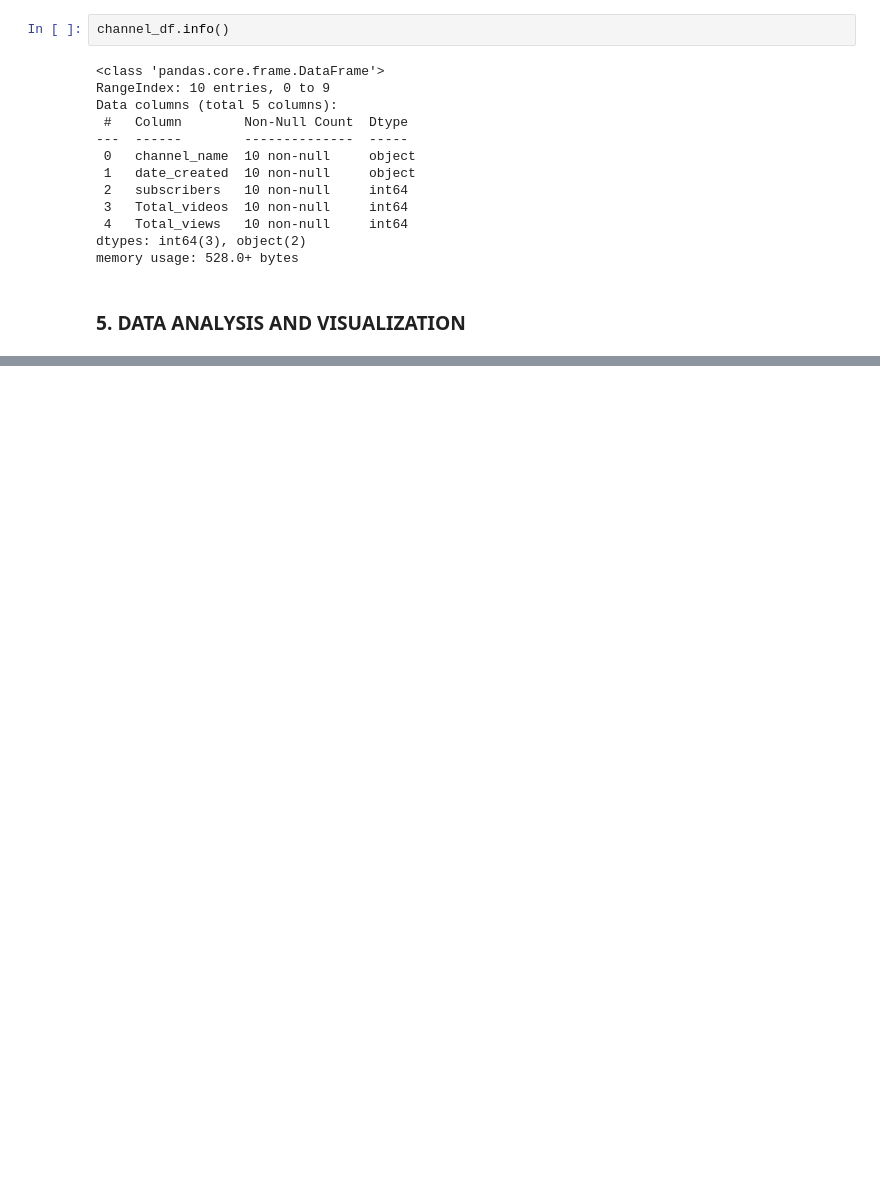
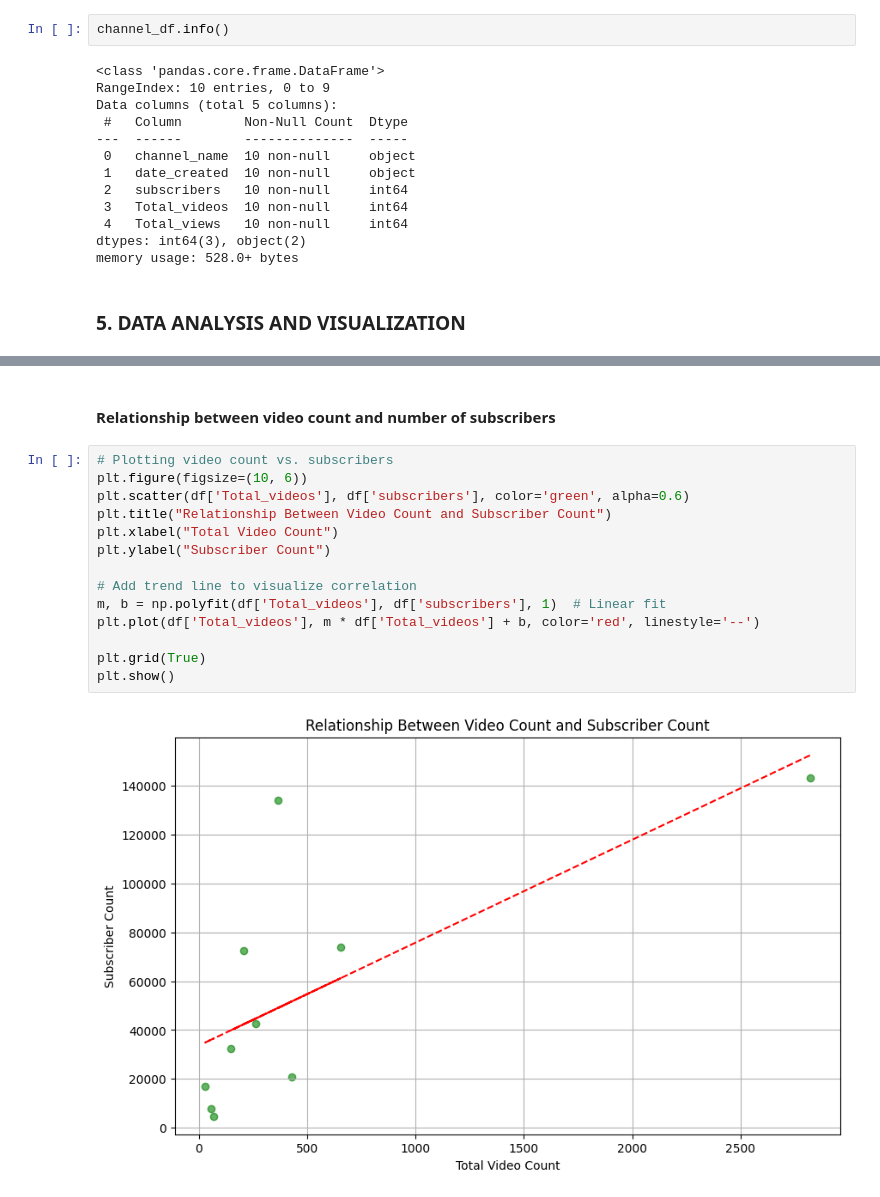
Before and after one commit to monicahatis/Kenya-Podcast-analysis, a Jupyter notebook: podcasts.ipynb, the cells around one changed output, grey strips where cells are left out. Saved outputs shown, nothing was run; the diff lists cells and outputs as text; blank space fills up the shorter version.

```diff
--- a/podcasts.ipynb
+++ b/podcasts.ipynb
@@ -191,0 +258,18 @@ memory usage: 528.0+ bytes
+# %% [markdown]
+#### Relationship between video count and number of subscribers
+# %%
+# Plotting video count vs. subscribers
+plt.figure(figsize=(10, 6))
+plt.scatter(df['Total_videos'], df['subscribers'], color='green', alpha=0.6)
+plt.title("Relationship Between Video Count and Subscriber Count")
+plt.xlabel("Total Video Count")
+plt.ylabel("Subscriber Count")
+
+# Add trend line to visualize correlation
+m, b = np.polyfit(df['Total_videos'], df['subscribers'], 1)  # Linear fit
+plt.plot(df['Total_videos'], m * df['Total_videos'] + b, color='red', linestyle='--')
+
+plt.grid(True)
+plt.show()
+# %% [output]
+[figure, added]
```
Also changed, not shown: parts of 28 cells of this notebook.
